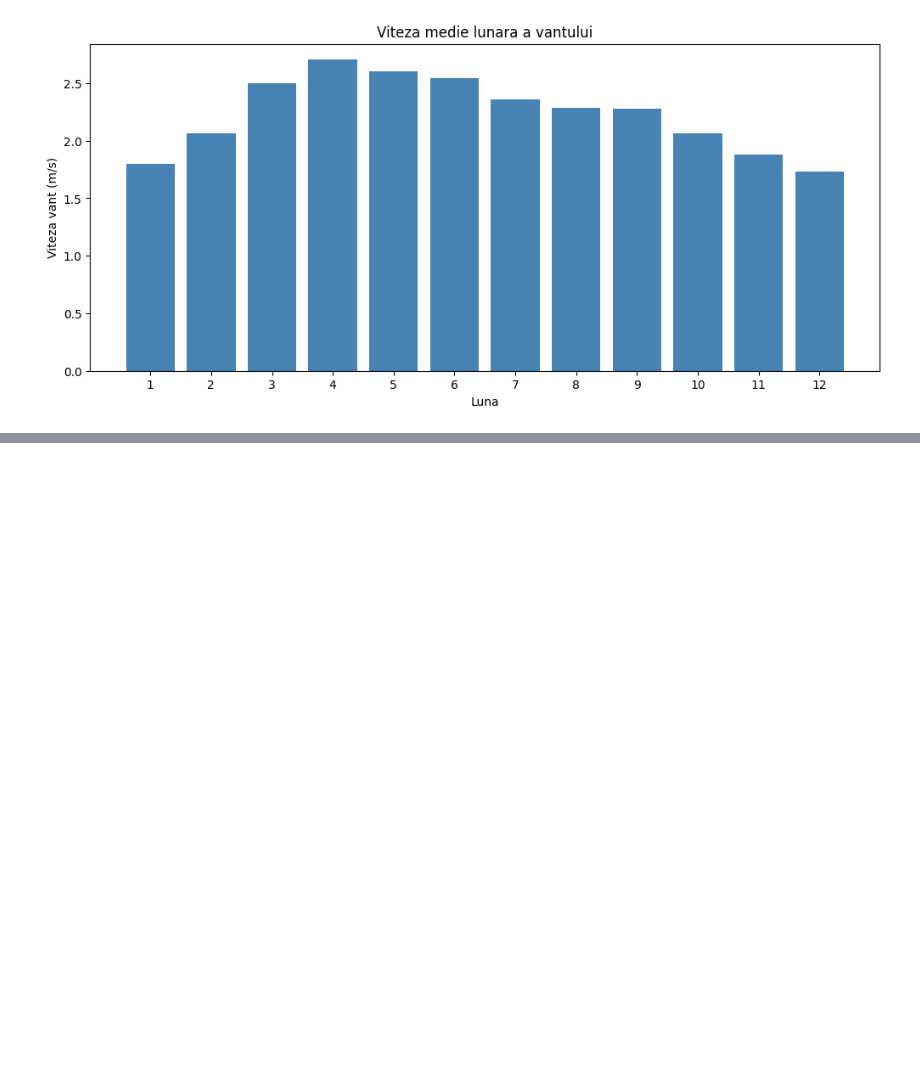
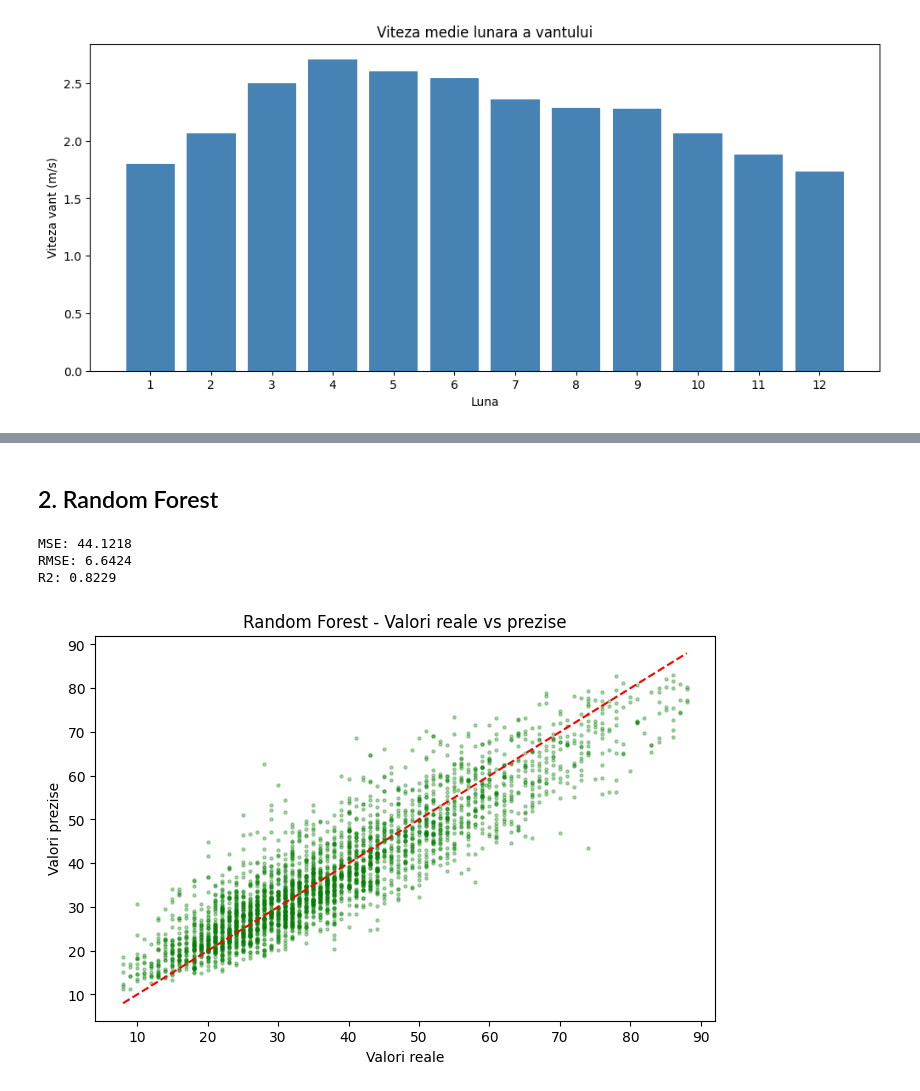
Before and after one commit to naominini/Prezicerea-Umiditatii-Solului, a Jupyter notebook: cod.ipynb, the cells around one changed output, grey strips where cells are left out. Saved outputs shown, nothing was run; the diff lists cells and outputs as text; code cells hidden in the pictures; blank space fills up the shorter version.

```diff
--- a/cod.ipynb
+++ b/cod.ipynb
@@ -293,0 +372,29 @@ plt.show()
+# %% [markdown]
+## 2. Random Forest
+# %%
+from sklearn.ensemble import RandomForestRegressor
+
+rf = RandomForestRegressor(n_estimators=100, random_state=42)
+rf.fit(X_train_scaled, y_train)
+y_pred_rf = rf.predict(X_test_scaled)
+
+mse_rf = mean_squared_error(y_test, y_pred_rf)
+rmse_rf = np.sqrt(mse_rf)
+r2_rf = r2_score(y_test, y_pred_rf)
+
+print(f"MSE: {mse_rf:.4f}")
+print(f"RMSE: {rmse_rf:.4f}")
+print(f"R2: {r2_rf:.4f}")
+
+plt.figure(figsize=(8, 5))
+plt.scatter(y_test, y_pred_rf, alpha=0.3, s=5, color='green')
+plt.plot([y_test.min(), y_test.max()], [y_test.min(), y_test.max()], 'r--')
+plt.title("Random Forest - Valori reale vs prezise")
+plt.xlabel("Valori reale")
+plt.ylabel("Valori prezise")
+plt.show()
+# %% [output]
+MSE: 44.1218
+RMSE: 6.6424
+R2: 0.8229
+[figure, added]
```
Also changed, not shown: parts of 23 cells of this notebook.
